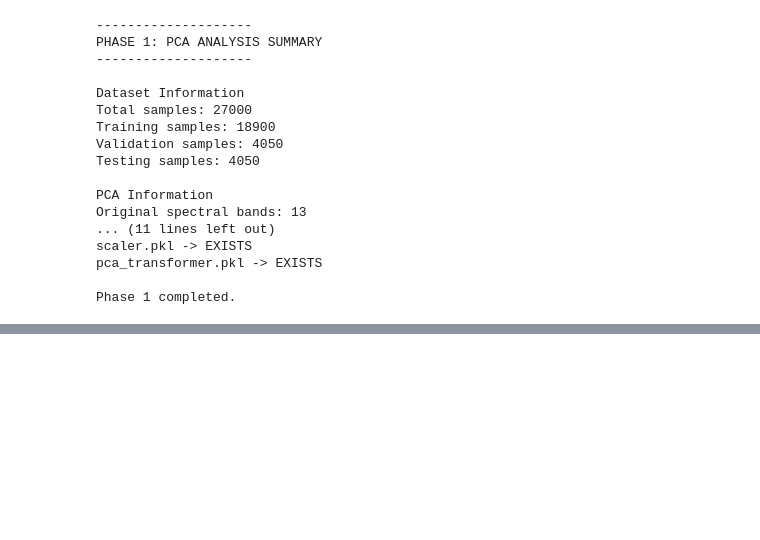
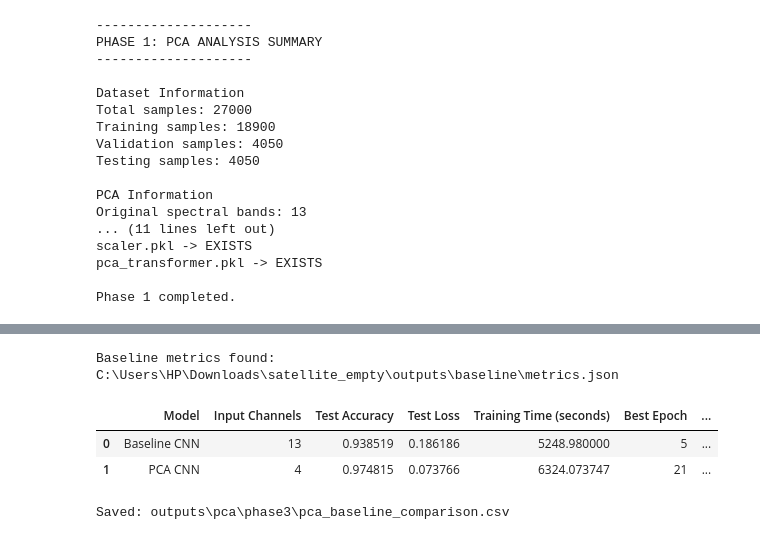
Before and after one commit to nhahub/NHA-5-151, a Jupyter notebook: notebooks/02_pca_analysis.ipynb, the cells around one changed output, grey strips where cells are left out. Cells and saved outputs as stored; diff of their text form; code cells hidden in the pictures; blank space fills up the shorter version.

```diff
--- a/notebooks/02_pca_analysis.ipynb
+++ b/notebooks/02_pca_analysis.ipynb
@@ -977,0 +2971,66 @@ Phase 1 completed.
+# %%
+from pathlib import Path
+
+possible_paths = [
+    Path("outputs/baseline/metrics.json"),
+    Path.home() / "Downloads/satellite_empty/outputs/baseline/metrics.json",
+    Path.home() / "Desktop/NHA-5-151/outputs/baseline/metrics.json"
+]
+
+baseline_path = None
+
+for path in possible_paths:
+    if path.exists():
+        baseline_path = path
+        break
+
+if baseline_path:
+    print("Baseline metrics found:", baseline_path)
+else:
+    print("Baseline metrics file not found.")
+# %% [output]
+Baseline metrics found: C:\Users\HP\Downloads\satellite_empty\outputs\baseline\metrics.json
+# %%
+import json
+import pandas as pd
+
+# Load Baseline metrics
+with open(baseline_path, "r") as f:
+    baseline_metrics = json.load(f)
+
+# Load PCA metrics
+with open(phase3_dir / "pca_model_metrics.json", "r") as f:
+    pca_metrics = json.load(f)
+
+comparison = pd.DataFrame([
+    {
+        "Model": "Baseline CNN",
+        "Input Channels": 13,
+        "Test Accuracy": baseline_metrics["test_accuracy"],
+        "Test Loss": baseline_metrics["test_loss"],
+        "Training Time (seconds)": baseline_metrics["training_seconds"],
+        "Best Epoch": baseline_metrics["best_epoch"],
+        "Dimensionality Reduction": "0%"
+    },
+    {
+        "Model": "PCA CNN",
+        "Input Channels": 4,
+        "Test Accuracy": pca_metrics["test_accuracy"],
+        "Test Loss": pca_metrics["test_loss"],
+        "Training Time (seconds)": pca_metrics["training_seconds"],
+        "Best Epoch": pca_metrics["best_epoch"],
+        "Dimensionality Reduction": "69.23%"
+    }
+])
+
+comparison_path = phase3_dir / "pca_baseline_comparison.csv"
+comparison.to_csv(comparison_path, index=False)
+
+display(comparison)
+
+print("Saved:", comparison_path)
+# %% [output]
+|  | Model | Input Channels | Test Accuracy | Test Loss | Training Time (seconds) | Best Epoch | ... |
+| 0 | Baseline CNN | 13 | 0.938519 | 0.186186 | 5248.980000 | 5 | ... |
+| 1 | PCA CNN | 4 | 0.974815 | 0.073766 | 6324.073747 | 21 | ... |
+Saved: outputs\pca\phase3\pca_baseline_comparison.csv
```
Also changed, not shown: parts of 62 cells of this notebook, 11 other files.
